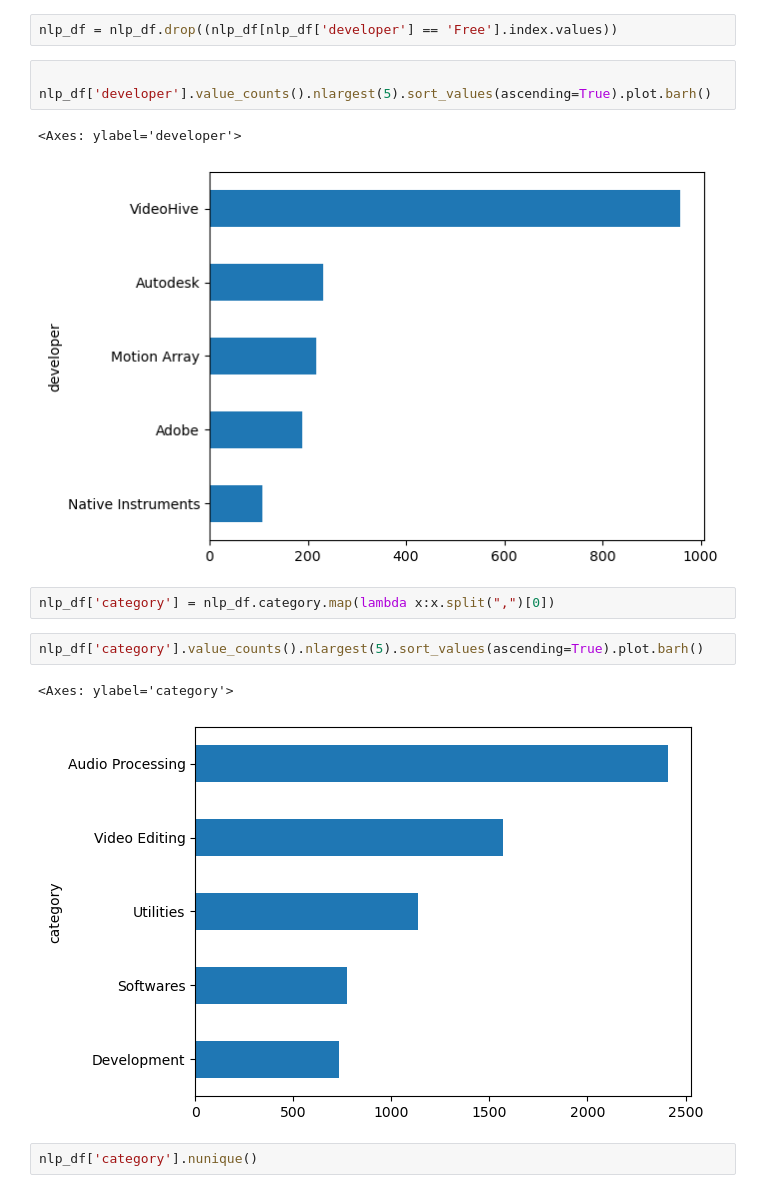
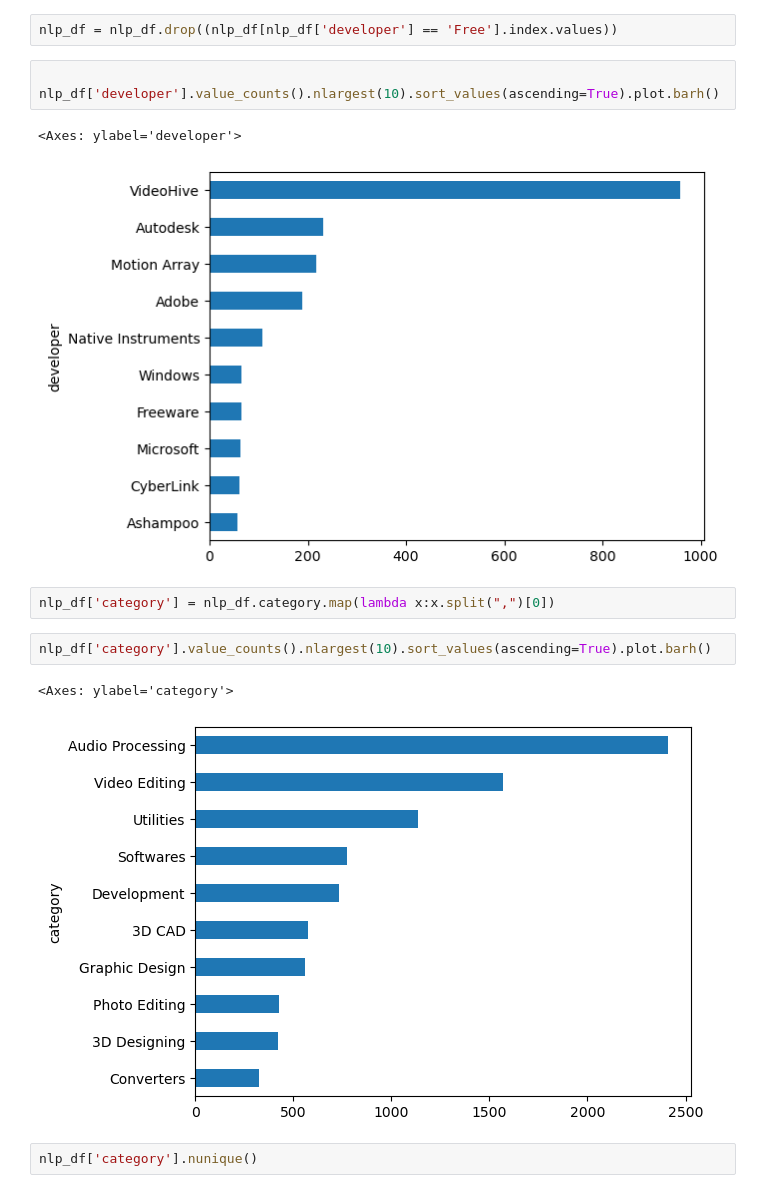
Before and after one commit to umais2005/DesktopApps_dataset_scraper, a Jupyter notebook: notebooks/preprocessing.ipynb, the cells around one changed output. Cells and saved outputs as stored; diff of their text form.

```diff
--- a/notebooks/preprocessing.ipynb
+++ b/notebooks/preprocessing.ipynb
@@ -202,17 +198,17 @@ nlp_df = newdf[["name","developer","category", "desc", "features", "img_link"]]
 nlp_df = nlp_df.drop((nlp_df[nlp_df['developer'] == 'Free'].index.values))
 # %%
 
-nlp_df['developer'].value_counts().nlargest(5).sort_values(ascending=True).plot.barh()
+nlp_df['developer'].value_counts().nlargest(10).sort_values(ascending=True).plot.barh()
 # %% [output]
 <Axes: ylabel='developer'>
-[figure, old version]
+[figure, new version]
 # %%
 nlp_df['category'] = nlp_df.category.map(lambda x:x.split(",")[0])
 # %%
-nlp_df['category'].value_counts().nlargest(5).sort_values(ascending=True).plot.barh()
+nlp_df['category'].value_counts().nlargest(10).sort_values(ascending=True).plot.barh()
 # %% [output]
 <Axes: ylabel='category'>
-[figure, old version]
+[figure, new version]
 # %%
 nlp_df['category'].nunique()
 # %% [output]
```
Also changed, not shown: parts of 10 cells of this notebook, 2 other files.
